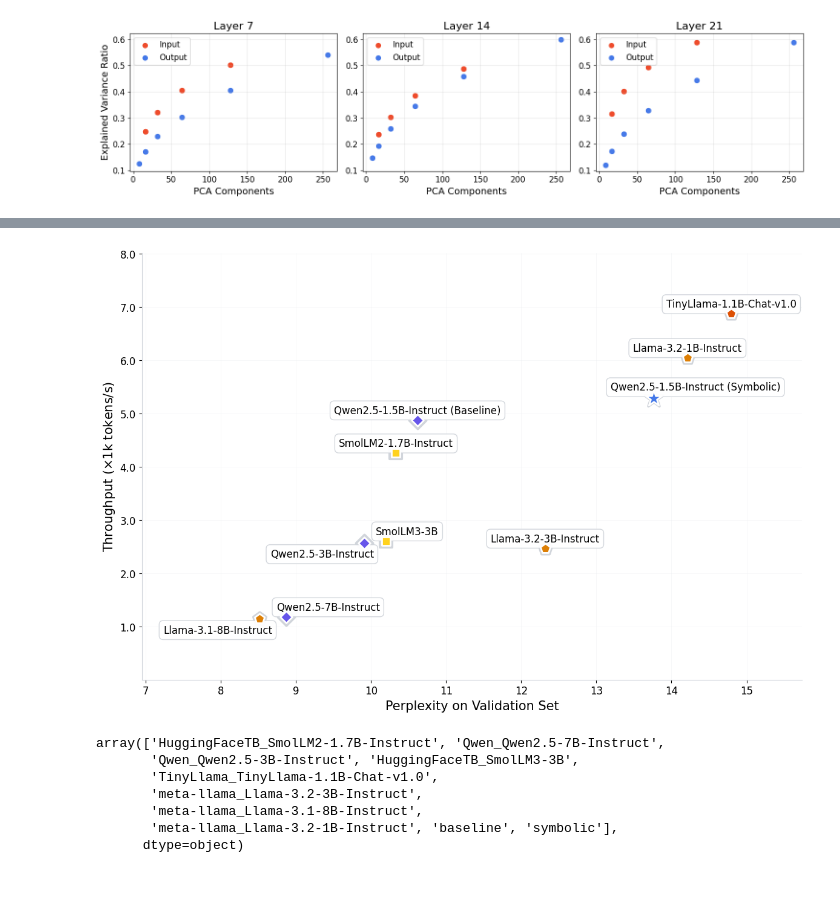
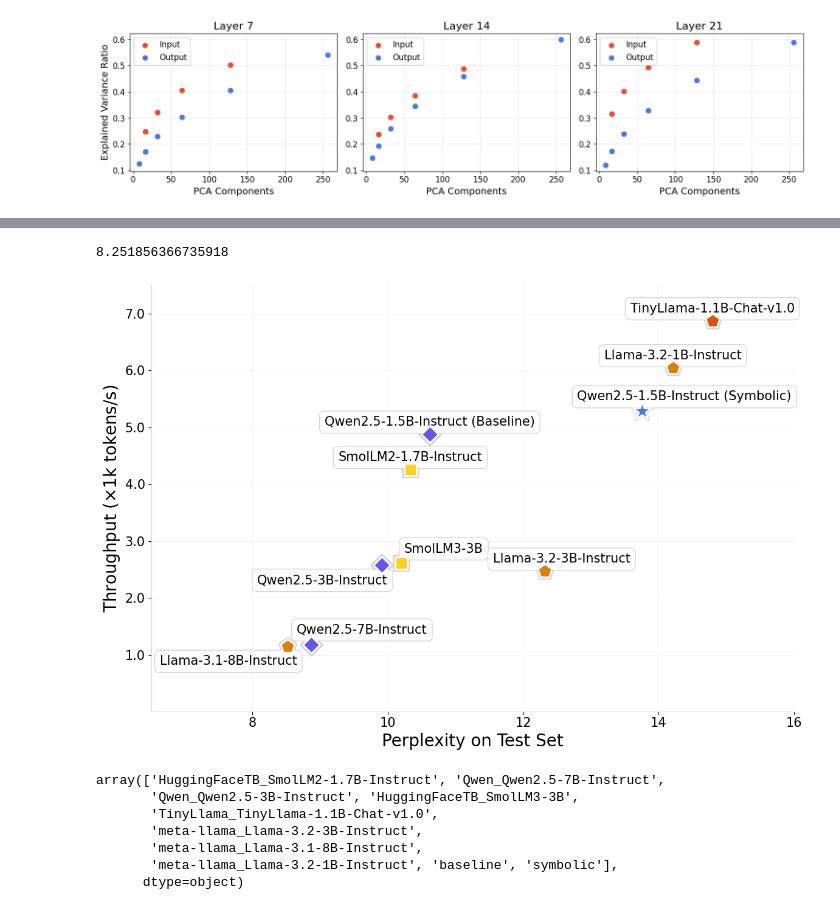
Before and after one commit to astroautomata/LLM_PCA, a Jupyter notebook: analysis.ipynb, the cells around one changed output, grey strips where cells are left out. Drawn from its saved outputs; the diff is of its cells as text; code cells hidden in the pictures; blank space fills up the shorter version.

Commit message:
add plots for the benchmarked models

```diff
--- a/analysis.ipynb
+++ b/analysis.ipynb
@@ -243,6 +243,10 @@ df_res
 | 11 | meta-llama_Llama-3.2-1B-Instruct | 14.118601 | 14.212418 | 169.306889 | 170.077438 | 6048.188639 | ... |
 | 12 | Qwen_Qwen2.5-1.5B-Instruct (Basel... | 10.738852 | 10.618595 | 209.886705 | 211.759705 | 4878.822608 | ... |
 | 14 | Qwen_Qwen2.5-1.5B-Instruct (Symbo... | 14.376370 | 13.758804 | 193.887395 | 195.335068 | 5281.416042 | ... |
+# %%
+100*(5281.416042-4878.822608)/4878.822608
+# %% [output]
+8.251856366735918
 # %%
 df_res0 = df_res[df_res["model_name"] != "google_gemma-3-4b-it"]
 df_res0 = df_res0[df_res0["model_name"] != "google_gemma-3-1b-it"]
@@ -327,28 +331,34 @@ labels = [clean_model_name(n) for n in df_res0["model_name"].values]
 # Plot points with different styles for specific models
 for i, (x, y, model_name) in enumerate(zip(x_data, y_data, df_res0["model_name"].values)):
     if "Qwen" in model_name and ("Symbolic" not in model_name):
-        ax.scatter(x, y, s=200, facecolor = 'white', edgecolors='#d1d5db', linewidth=3, zorder=4, marker = "D")
-        ax.scatter(x, y, s=100, color='#6655ea', edgecolor='white', linewidth=2, zorder=5, marker = "D")
+        base_size = 200
+        ax.scatter(x, y, s=base_size + 100, facecolor = 'white', edgecolors='#d1d5db', linewidth=3, zorder=4, marker = "D")
+        ax.scatter(x, y, s=base_size, color='#6655ea', edgecolor='white', linewidth=2, zorder=5, marker = "D")
     elif "llama" in model_name:
-        ax.scatter(x, y, s=250, facecolor = 'white', edgecolors='#d1d5db', linewidth=3, zorder=4, marker = "p")
-        ax.scatter(x, y, s=150, color="#dd7f05", edgecolor='white', linewidth=2, zorder=5, marker = "p")
+        base_size = 300
+        ax.scatter(x, y, s=base_size + 100, facecolor = 'white', edgecolors='#d1d5db', linewidth=3, zorder=4, marker = "p")
+        ax.scatter(x, y, s=base_size, color="#dd7f05", edgecolor='white', linewidth=2, zorder=5, marker = "p")
 
     elif "TinyLlama" in model_name:
-        ax.scatter(x, y, s=250, facecolor = 'white', edgecolors='#d1d5db', linewidth=3, zorder=4, marker = "p")
-        ax.scatter(x, y, s=150, color="#dd5105", edgecolor='white', linewidth=2, zorder=5, marker = "p")
+        base_size = 300
+        ax.scatter(x, y, s=base_size + 100, facecolor = 'white', edgecolors='#d1d5db', linewidth=3, zorder=4, marker = "p")
+        ax.scatter(x, y, s=base_size , color="#dd5105", edgecolor='white', linewidth=2, zorder=5, marker = "p")
     elif "Smol" in model_name:
-        ax.scatter(x, y, s=200, facecolor = 'white', edgecolors='#d1d5db', linewidth=3, zorder=4, marker = "s")
-        ax.scatter(x, y, s=100, color="#ffd21f", edgecolor='white', linewidth=2, zorder=5, marker = "s")
+        base_size = 200
+        ax.scatter(x, y, s=base_size + 100, facecolor = 'white', edgecolors='#d1d5db', linewidth=3, zorder=4, marker = "s")
+        ax.scatter(x, y, s=base_size, color="#ffd21f", edgecolor='white', linewidth=2, zorder=5, marker = "s")
     else:
-        # Default style
-        ax.scatter(x, y, s=500, facecolor = 'white', edgecolors='#d1d5db', linewidth=3, zorder=4, marker = "*")
-        ax.scatter(x, y, s=400, color='#4478E8', edgecolor='white', linewidth=2, zorder=5, marker ="*")
+        base_size = 500
+        ax.scatter(x, y, s=base_size+100, facecolor = 'white', edgecolors='#d1d5db', linewidth=3, zorder=4, marker = "*")
+        ax.scatter(x, y, s=base_size, color='#4478E8', edgecolor='white', linewidth=2, zorder=5, marker ="*")
 
 # Add padding to axes
 x_range = x_data.max() - x_data.min()
 y_range = y_data.max() - y_data.min()
-ax.set_xlim(x_data.min() - 0.25 * x_range, x_data.max() + 0.15 * x_range)
-ax.set_ylim(y_data.min() - 0.2 * y_range, y_data.max() + 0.2 * y_range)
+# ax.set_xlim(x_data.min() - 0.25 * x_range, x_data.max() + 0.15 * x_range)
+ax.set_xlim(6.5, 16)
+# ax.set_ylim(y_data.min() - 0.2 * y_range, y_data.max() + 0.2 * y_range)
+ax.set_ylim(y_data.min() - 0.2 * y_range, 7.5*1000)
 
 # Create text objects (not annotations) for adjust_text
 texts = []
@@ -357,45 +367,47 @@ ax.yaxis.set_major_formatter(FuncFormatter(lambda x, p: f'{x/1000:.1f}'))
 for x, y, label, model_name in zip(x_data, y_data, labels, df_res0["model_name"].values):
     # Special positioning for Qwen model
     if model_name == "Qwen_Qwen2.5-7B-Instruct":
-        offset = (50, 5)
+        offset = (60, 10)
     elif model_name == "meta-llama_Llama-3.1-8B-Instruct" or model_name == "Qwen_Qwen2.5-3B-Instruct":
-        offset = (-50,-20)
+        offset = (-70,-25)
+    elif model_name == "meta-llama_Llama-3.2-3B-Instruct":
+        offset = (20, 7)
     elif model_name == "HuggingFaceTB_SmolLM3-3B":
-        offset = (25,5)
+        offset = (50,10)
     elif "Symbolic" in model_name:
-        offset = (50, 7)
+        offset = (50, 10)
     else:
-        offset = (0, 5)
+        offset = (0, 7)
 
     t = ax.annotate(
         label,
         xy=(x, y),
         xytext=offset,
         textcoords='offset points',
-        fontsize=12,
+        fontsize=15,
         fontweight='medium',
         ha='center',
         va='bottom',
         bbox=dict(boxstyle='round,pad=0.4', facecolor='white',
                  edgecolor='#d1d5db', linewidth=1, alpha=0.95),
         zorder=4
     )
     texts.append(t)
 
-ax.set_xlabel("Perplexity on Validation Set", fontsize=15, fontweight='medium')
-ax.set_ylabel(r"Throughput ($\times1$k tokens/s)", fontsize=15, fontweight='medium')
-ax.tick_params(axis='both', labelsize=12)
-ax.grid(True, alpha=0.4, linestyle='-', linewidth=0.5, color='#e5e7eb')
+ax.set_xlabel("Perplexity on Test Set", fontsize=20, fontweight='medium')
+ax.set_ylabel(r"Throughput ($\times1$k tokens/s)", fontsize=20, fontweight='medium')
+ax.tick_params(axis='both', labelsize=15)
+ax.grid(True, alpha=0.7, linestyle='-', linewidth=0.5, color='#e5e7eb')
 ax.set_axisbelow(True)
 ax.spines['top'].set_visible(False)
 ax.spines['right'].set_visible(False)
 ax.spines['left'].set_color('#d1d5db')
 ax.spines['bottom'].set_color('#d1d5db')
 plt.tight_layout()
 plt.savefig('figures/benchmark_comparison.png', dpi=300, bbox_inches='tight', facecolor='white')
 plt.show()
 # %% [output]
-[figure, old version]
+[figure, new version]
 # %%
 df_res0["model_name"].values
 # %% [output]
```
